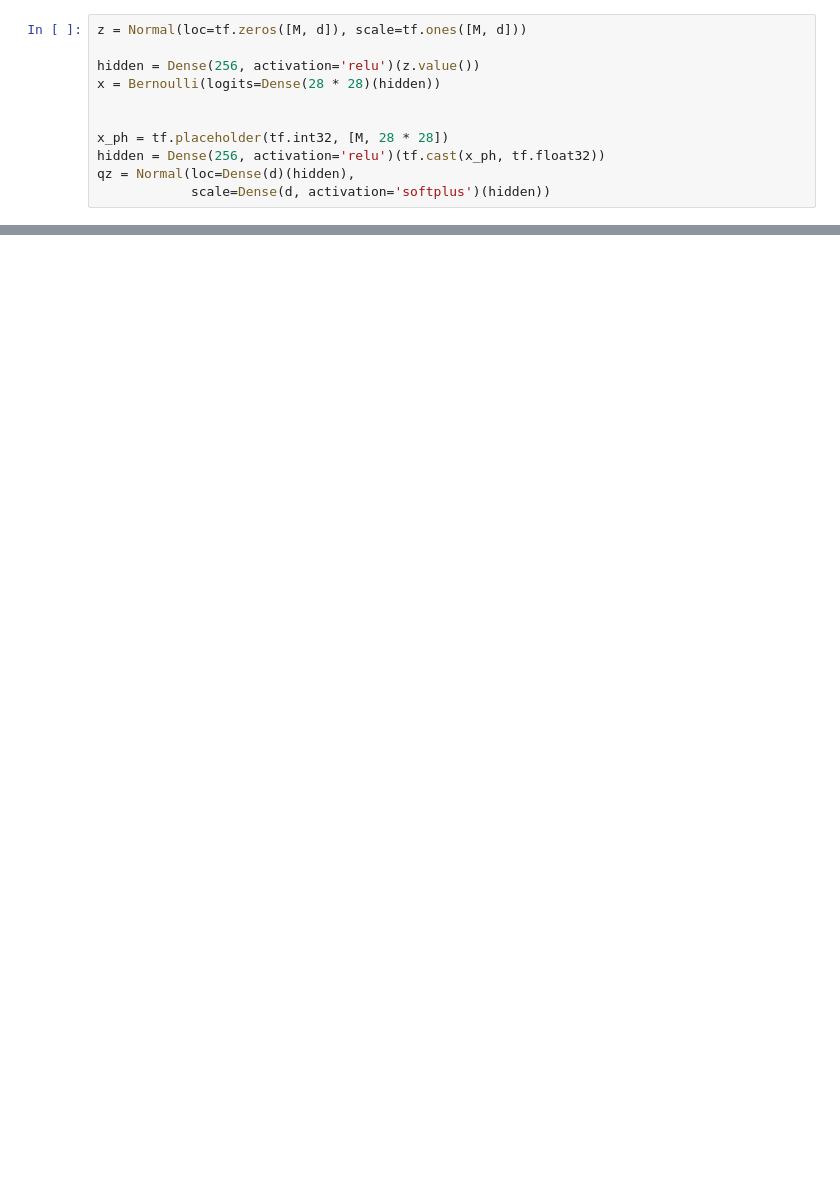
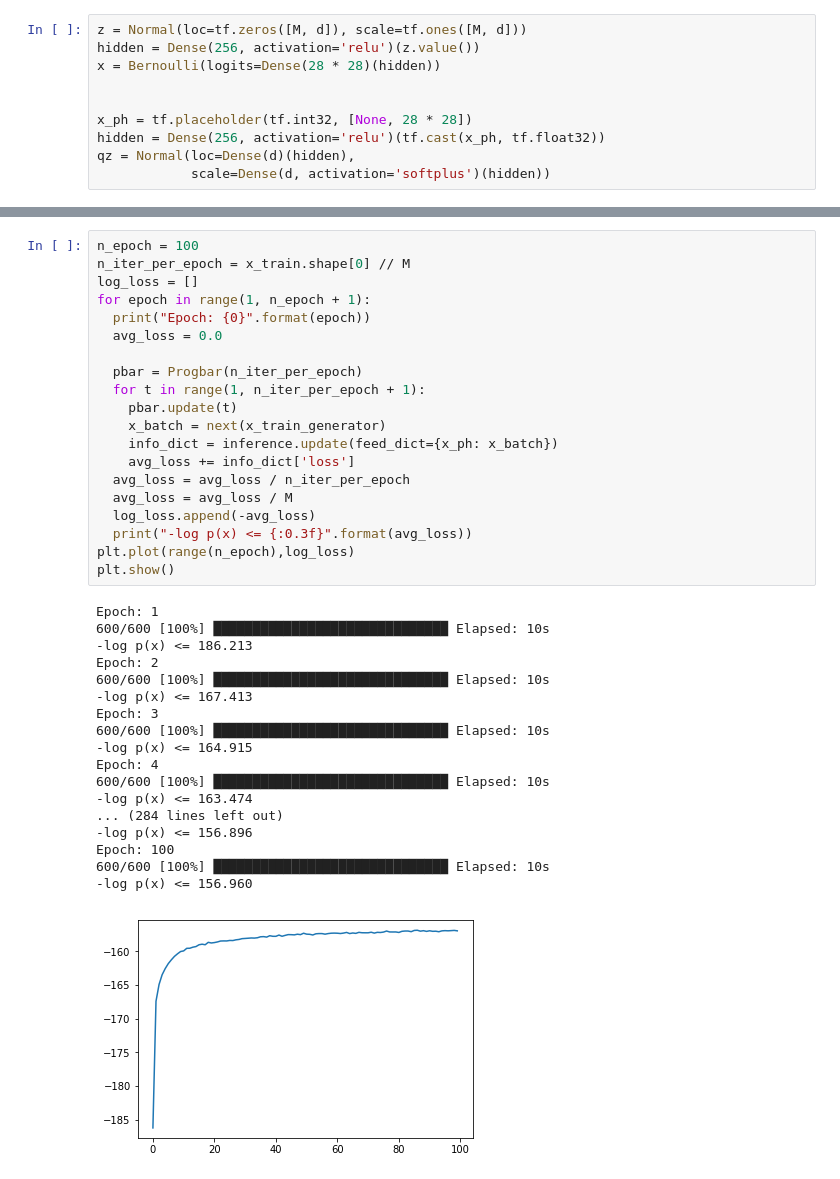
Before and after one commit to bl-2633/Bayesian-Representation-Learning, a Jupyter notebook: snp_gen/VAE_notebook.ipynb, the cells around one changed output, grey strips where cells are left out. Cells and saved outputs as stored; diff of their text form; blank space fills up the shorter version.

```diff
--- a/snp_gen/VAE_notebook.ipynb
+++ b/snp_gen/VAE_notebook.ipynb
@@ -22,11 +30,10 @@ print(x_test.shape)
 # %%
 z = Normal(loc=tf.zeros([M, d]), scale=tf.ones([M, d]))
-
 hidden = Dense(256, activation='relu')(z.value())
 x = Bernoulli(logits=Dense(28 * 28)(hidden))
 
 
-x_ph = tf.placeholder(tf.int32, [M, 28 * 28])
+x_ph = tf.placeholder(tf.int32, [None, 28 * 28])
 hidden = Dense(256, activation='relu')(tf.cast(x_ph, tf.float32))
 qz = Normal(loc=Dense(d)(hidden),
             scale=Dense(d, activation='softplus')(hidden))
@@ -36,0 +45,39 @@ inference.initialize(optimizer=optimizer)
+# %%
+n_epoch = 100
+n_iter_per_epoch = x_train.shape[0] // M
+log_loss = []
+for epoch in range(1, n_epoch + 1):
+  print("Epoch: {0}".format(epoch))
+  avg_loss = 0.0
+
+  pbar = Progbar(n_iter_per_epoch)
+  for t in range(1, n_iter_per_epoch + 1):
+    pbar.update(t)
+    x_batch = next(x_train_generator)
+    info_dict = inference.update(feed_dict={x_ph: x_batch})
+    avg_loss += info_dict['loss']
+  avg_loss = avg_loss / n_iter_per_epoch
+  avg_loss = avg_loss / M
+  log_loss.append(-avg_loss)
+  print("-log p(x) <= {:0.3f}".format(avg_loss))
+plt.plot(range(n_epoch),log_loss)
+plt.show()
+# %% [output]
+Epoch: 1
+600/600 [100%] ██████████████████████████████ Elapsed: 10s
+-log p(x) <= 186.213
+Epoch: 2
+600/600 [100%] ██████████████████████████████ Elapsed: 10s
+-log p(x) <= 167.413
+Epoch: 3
+600/600 [100%] ██████████████████████████████ Elapsed: 10s
+-log p(x) <= 164.915
+Epoch: 4
+600/600 [100%] ██████████████████████████████ Elapsed: 10s
+-log p(x) <= 163.474
+... (284 lines left out)
+-log p(x) <= 156.896
+Epoch: 100
+600/600 [100%] ██████████████████████████████ Elapsed: 10s
+-log p(x) <= 156.960
+[figure, added]
```
Also changed, not shown: parts of 5 cells of this notebook.
